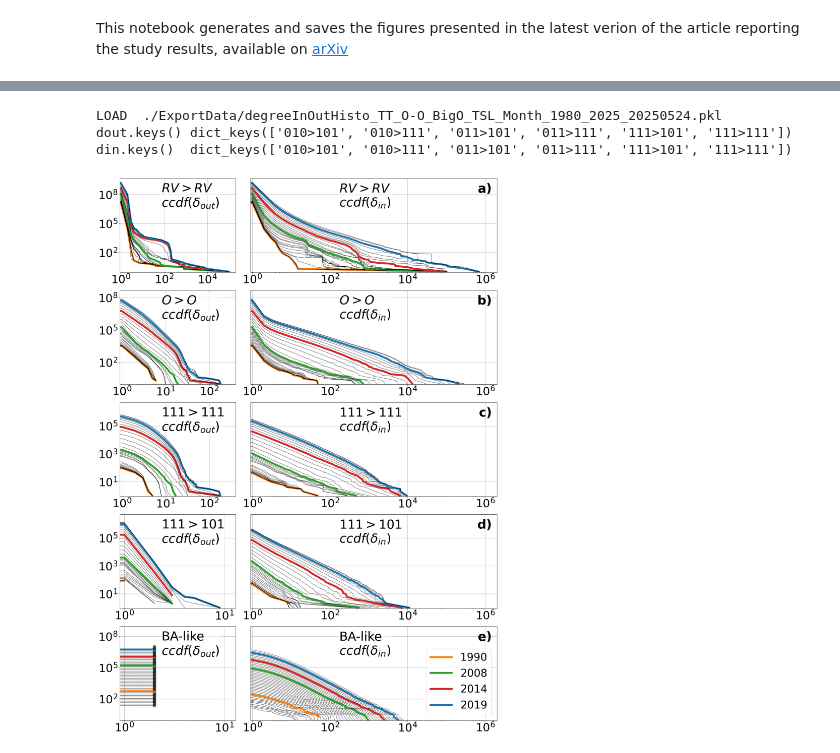
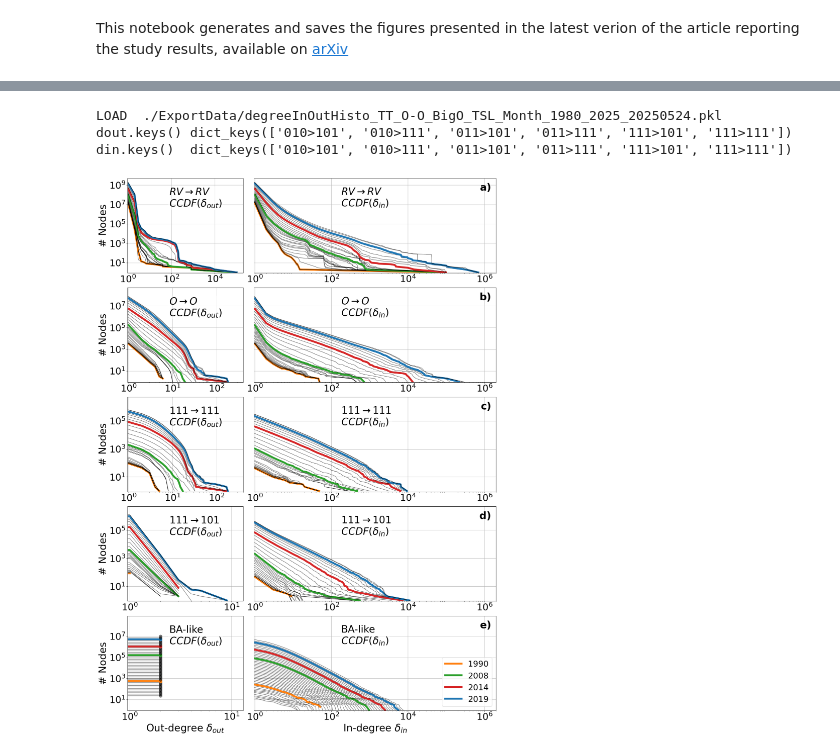
Before and after one commit to grouss/growing-network-study, a Jupyter notebook: Replication_Package_Figures.ipynb, the cells around one changed output, grey strips where cells are left out. Drawn from its saved outputs; the diff is of its cells as text; code cells hidden in the pictures.

```diff
--- a/Replication_Package_Figures.ipynb
+++ b/Replication_Package_Figures.ipynb
@@ -223,22 +202,27 @@ if Rebuild:
         axs[i].grid()
 
 
-    axs[0].scatter(datearray,RV_1plus,s=30,zorder=10,label=r'RV($\delta_{out}>0$) nodes')
-    axs[0].scatter(datearray,RV_0,s=30,zorder=10,label=r'RV($\delta_{out}=0$) nodes')
+    axs[0].scatter(datearray,RV_1plus,s=30,zorder=10,label=r'$RV_{\delta_{out}>0}$')
+    axs[0].scatter(datearray,RV_0,s=30,zorder=10,label=r'$RV_{\delta_{out}=0}$')
     axs[0].legend(loc='upper left',fontsize=fontsize,ncol=1,markerscale=3)
-    axs[0].tick_params(axis='both',which='major',labelsize=fontsize)
+    axs[0].tick_params(axis='both',which='major',labelsize=fontsize-2)
     axs[0].set_yscale("log")
+    axs[0].set_ylabel("New Nodes (Month)",fontsize=fontsize)
+
     verticalline(fig,axs[0])
     shiftlabels(fig,axs[0])
 
-    axs[1].scatter(datearray,RV_RV/(RV_1plus),s=30,zorder=10,label=r'RV>RV / RV($\delta_{out}>0$) nodes')
-    axs[1].scatter(datearray,RV_RV/(RV_0+RV_1plus),s=30,zorder=10,label="RV>RV / RV nodes")
+    axs[1].scatter(datearray,RV_RV/(RV_1plus),s=30,zorder=10,label=r'Edges: $RV{\to}RV$'+'\n'+r'Nodes: $RV_{\delta_{out}>0}$')
+    axs[1].scatter(datearray,RV_RV/(RV_0+RV_1plus),s=30,zorder=10,label=r'Edges: $RV{\to}RV$'+'\n'+r'Nodes: $RV$')
     axs[1].legend(loc='upper left',fontsize=fontsize,ncol=1,markerscale=3)
     axs[1].set_ylim(0.975,1.125)
     axs[1].tick_params(axis='both',which='major',labelsize=fontsize-2)
+    #axs[1].set_ylabel(r'$\frac{\rm New~Edges}{\rm New~Nodes}$',fontsize=fontsize)
+    axs[1].set_ylabel('New Edges / New Nodes',fontsize=fontsize)
+
     verticalline(fig,axs[1])
     shiftlabels(fig,axs[1])
-
+    fig.align_ylabels(axs)
     if Fsave:
         plt.savefig(exportpath+'/Figures/RatioRVRV_1970_2030.png', format='png', dpi=300,bbox_inches='tight')
 
@@ -261,11 +239,8 @@ Rebuild=True
 Fsave=True
 
 if Rebuild:
-
     nfig=5
-    fontsize=40
-
-
+    fontsize=32
     fig = plt.figure(figsize=(18, 5*nfig))  # Taille de la figure
     ax=(nfig*2)*[None]
     ax[0] = plt.subplot2grid((nfig, 3), (0, 0), rowspan=1,colspan=1,sharey=None,sharex=None)  # 1er sous-graphique, 1/3 de la largeur
@@ -280,30 +255,33 @@ if Rebuild:
     ax[3] = plt.subplot2grid((nfig, 3), (1, 1), rowspan=1,colspan=2,sharey=ax[2],sharex=ax[9])  # 4e sous-graphique, 2/3 de la largeur
     ax[1] = plt.subplot2grid((nfig, 3), (0, 1), rowspan=1,colspan=2,sharey=ax[0],sharex=ax[9])  # 2e sous-graphique, 2/3 de la largeur
 
-    ax[0].tick_params(bottom=True, labelbottom=True,labelsize=FontSize[3])
-    ax[1].tick_params(left=False, labelleft=False,bottom=True, labelbottom=True,labelsize=FontSize[3])
-    ax[2].tick_params(labelsize=FontSize[3])
-    ax[3].tick_params(left=False, labelleft=False,labelsize=FontSize[3])
-    ax[4].tick_params(labelsize=FontSize[3])
-    ax[5].tick_params(left=False, labelleft=False,labelsize=FontSize[3])
-    ax[6].tick_params(labelsize=FontSize[3])
-    ax[7].tick_params(left=False, labelleft=False,labelsize=FontSize[3])
-    ax[8].tick_params(labelsize=FontSize[3])
-    ax[9].tick_params(left=False, labelleft=False,labelsize=FontSize[3])
+    ax[0].tick_params(bottom=True, labelbottom=True,labelsize=fontsize-2)
+    ax[1].tick_params(left=False, labelleft=False,bottom=True, labelbottom=True,labelsize=fontsize-2)
+    ax[2].tick_params(labelsize=fontsize-2)
+    ax[3].tick_params(left=False, labelleft=False,labelsize=fontsize-2)
+    ax[4].tick_params(labelsize=fontsize-2)
+    ax[5].tick_params(left=False, labelleft=False,labelsize=fontsize-2)
+    ax[6].tick_params(labelsize=fontsize-2)
+    ax[7].tick_params(left=False, labelleft=False,labelsize=fontsize-2)
+    ax[8].tick_params(labelsize=fontsize-2)
+    ax[9].tick_params(left=False, labelleft=False,labelsize=fontsize-2)
+
 
     for axtmp in ax:
         axtmp.grid()
         axtmp.set_yscale("log")
         axtmp.set_xscale("log")
+    for i in range(0,10,2):
+        ax[i].set_ylabel("# Nodes",fontsize=fontsize)
+    ax[8].set_xlabel("Out-degree "+r'$\delta_{out}$',fontsize=fontsize)
+    ax[9].set_xlabel("In-degree "+r'$\delta_{in}$',fontsize=fontsize)
 
-    xmin=nfig*2*[0.9]
-
+    xmin=nfig*2*[0.95]
     xmax=[2e5,   2e6,
           4e2,   2e6,
           4e2,   2e6,
           1.3e1, 2e6,
-          1.3e1, 2e6
-         ]
+          1.3e1, 2e6]
 
     ymin=nfig*2*[0.9]
 
@@ -311,8 +289,7 @@ if Rebuild:
           5e8, 5e8,
           5e6, 5e6,
           5e6, 5e6,
-          9e8, 9e8,
-         ]
+          9e8, 9e8]
 
     ax[0].set_xticks([1e0,1e2,1e4])
     ax[2].set_xticks([1e0,1e1,1e2])
@@ -349,8 +326,8 @@ if Rebuild:
     lw=6
 
 
-    tdeltain=r'$ccdf(\delta_{in})$'
-    tdeltaout=r'$ccdf(\delta_{out})$'
+    tdeltain=r'$CCDF(\delta_{in})$'
+    tdeltaout=r'$CCDF(\delta_{out})$'
 
     #first line
     version="20250524"
@@ -359,8 +336,8 @@ if Rebuild:
     YearList=[1990,2008,2014,2019]
     ColorList=["tab:orange","tab:green","tab:red","tab:blue"]
     s="RV>RV"
-    i=0;ax[i].text(xtp[i],ytp[i],r'$RV>RV$'+'\n'+tdeltaout,fontsize=fontsize,bbox=dict(facecolor='white', alpha=0.5, edgecolor='none'))
-    i=1;ax[i].text(xtp[i],ytp[i],r'$RV>RV$'+'\n'+tdeltain,fontsize=fontsize,bbox=dict(facecolor='white', alpha=0.5, edgecolor='none'))
+    i=0;ax[i].text(xtp[i],ytp[i],r'$RV{\to}RV$'+'\n'+tdeltaout,fontsize=fontsize,bbox=dict(facecolor='white', alpha=0.5, edgecolor='none'))
+    i=1;ax[i].text(xtp[i],ytp[i],r'$RV{\to}RV$'+'\n'+tdeltain,fontsize=fontsize,bbox=dict(facecolor='white', alpha=0.5, edgecolor='none'))
     for year in dout[s].keys():
         if year in YearList:
                 c=ColorList[np.where(np.array(YearList)==year)[0][0]]
@@ -379,8 +356,8 @@ if Rebuild:
     dout,din=pickle.load(open(filename,"rb"))
     field,key=('ccdf',"ccdf")
     s="O>O"
-    i=2;ax[i].text(xtp[i],ytp[i],r'$O>O$'+'\n'+tdeltaout,fontsize=fontsize,bbox=dict(facecolor='white', alpha=0.5, edgecolor='none'))
-    i=3;ax[i].text(xtp[i],ytp[i],r'$O>O$'+'\n'+tdeltain,fontsize=fontsize,bbox=dict(facecolor='white', alpha=0.5, edgecolor='none'))
+    i=2;ax[i].text(xtp[i],ytp[i],r'$O{\to}O$'+'\n'+tdeltaout,fontsize=fontsize,bbox=dict(facecolor='white', alpha=0.5, edgecolor='none'))
+    i=3;ax[i].text(xtp[i],ytp[i],r'$O{\to}O$'+'\n'+tdeltain,fontsize=fontsize,bbox=dict(facecolor='white', alpha=0.5, edgecolor='none'))
 
     for year in dout[s].keys():
         if year in YearList:
@@ -404,8 +381,8 @@ if Rebuild:
     print("din.keys() ",din.keys())
     field,key=('ccdf',"ccdf")
     s="111>111"
-    i=4;ax[i].text(xtp[i],ytp[i],r'$111>111$'+'\n'+tdeltaout,fontsize=fontsize,bbox=dict(facecolor='white', alpha=0.5, edgecolor='none'))
-    i=5;ax[i].text(xtp[i],ytp[i],r'$111>111$'+'\n'+tdeltain,fontsize=fontsize,bbox=dict(facecolor='white', alpha=0.5, edgecolor='none'))
+    i=4;ax[i].text(xtp[i],ytp[i],r'$111{\to}111$'+'\n'+tdeltaout,fontsize=fontsize,bbox=dict(facecolor='white', alpha=0.5, edgecolor='none'))
+    i=5;ax[i].text(xtp[i],ytp[i],r'$111{\to}111$'+'\n'+tdeltain,fontsize=fontsize,bbox=dict(facecolor='white', alpha=0.5, edgecolor='none'))
 
     for kmonth in dout[s].keys(): # ! month
         if kmonth%12==0:
@@ -420,8 +397,8 @@ if Rebuild:
 
     # fourth line
     s="111>101"
-    i=6;ax[i].text(xtp[i],ytp[i],r'$111>101$'+'\n'+tdeltaout,fontsize=fontsize,bbox=dict(facecolor='white', alpha=0.5, edgecolor='none'))
-    i=7;ax[i].text(xtp[i],ytp[i],r'$111>101$'+'\n'+tdeltain,fontsize=fontsize,bbox=dict(facecolor='white', alpha=0.5, edgecolor='none'))
+    i=6;ax[i].text(xtp[i],ytp[i],r'$111{\to}101$'+'\n'+tdeltaout,fontsize=fontsize,bbox=dict(facecolor='white', alpha=0.5, edgecolor='none'))
+    i=7;ax[i].text(xtp[i],ytp[i],r'$111{\to}101$'+'\n'+tdeltain,fontsize=fontsize,bbox=dict(facecolor='white', alpha=0.5, edgecolor='none'))
 
     for kmonth in dout[s].keys(): # ! month
         if kmonth%12==0:
@@ -438,32 +415,32 @@ if Rebuild:
     # 5th line
     version="20250524"
     filename=exportpath+"degreeInOutHisto_TT_O-O_BA_Month_1980_2025_"+version+".pkl"
     dout,din=pickle.load(open(filename,"rb"))
     field,key=('ccdf',"ccdf")
     s="O>O"
     i=8;ax[i].text(xtp[i],ytp[i],r'BA-like'+'\n'+tdeltaout,fontsize=fontsize,bbox=dict(facecolor='white', alpha=0.5, edgecolor='none'))
     i=9;ax[i].text(xtp[i],ytp[i],r'BA-like'+'\n'+tdeltain,fontsize=fontsize,bbox=dict(facecolor='white', alpha=0.5, edgecolor='none'))
 
     for kmonth in dout[s].keys(): # ! month
         if kmonth%12==0:
             year=kmonth//12
             if year in YearList:
                 c=ColorList[np.where(np.array(YearList)==year)[0][0]]
                 ax[8].plot(dout[s][kmonth]["x"],dout[s][kmonth][key],"-o",markersize=10,c=c,lw=lw,label=str(year))
                 ax[9].plot(din[s][kmonth]["x"],din[s][kmonth][key],markersize=markersize,c=c,lw=lw,label=str(year))
             elif year<2022:
                 ax[8].plot(dout[s][kmonth]["x"],dout[s][kmonth][key],"-o",markersize=10,c="k",alpha=0.5)
                 ax[9].plot(din[s][kmonth]["x"],din[s][kmonth][key],markersize=markersize,c="k",alpha=0.5)
     ax[9].legend(loc='lower right',fontsize=fontsize-6,ncol=1,markerscale=2)
 
     plt.tight_layout()
 
     if Fsave:
         plt.savefig(exportpath+'/Figures/Merge_InOutDegree_OO_RVRV_top.png', format='png', dpi=300,bbox_inches='tight')
     plt.show()
 # %% [output]
 LOAD  ./ExportData/degreeInOutHisto_TT_O-O_BigO_TSL_Month_1980_2025_20250524.pkl
 dout.keys() dict_keys(['010>101', '010>111', '011>101', '011>111', '111>101', '111>111'])
 din.keys()  dict_keys(['010>101', '010>111', '011>101', '011>111', '111>101', '111>111'])
-[figure, old version]
+[figure, new version]
 # %% [markdown]
```
Also changed, not shown: parts of 22 cells of this notebook, 30 other files.
